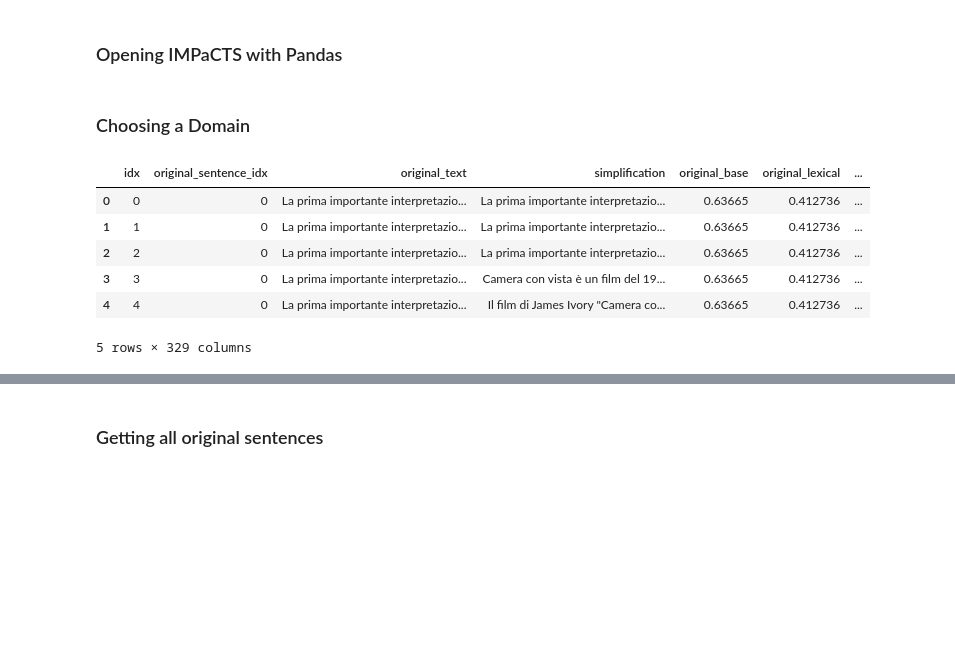
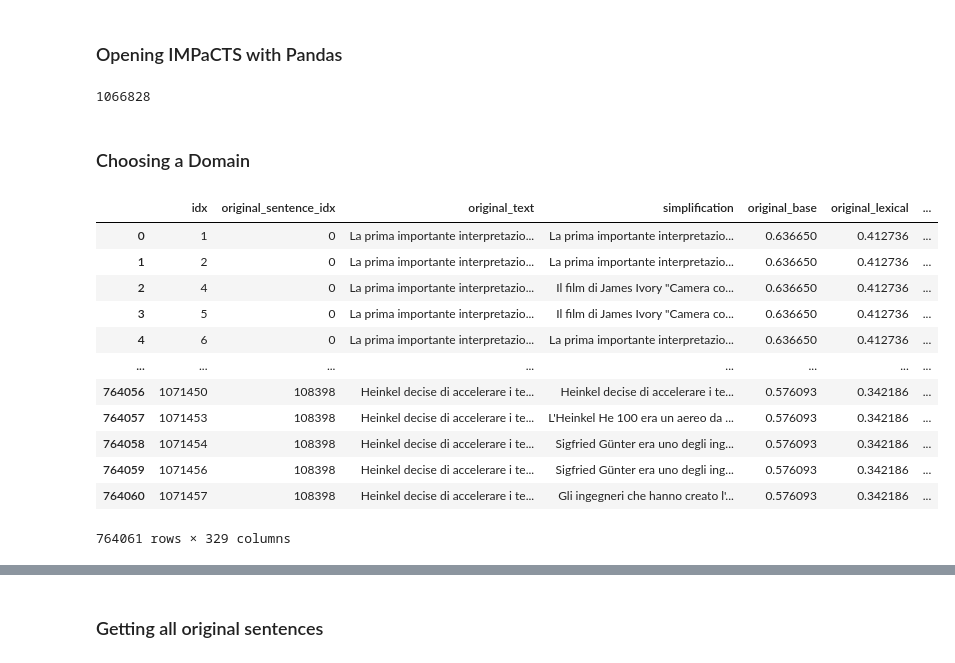
Before and after one commit to michelepapucci/impacts, a Jupyter notebook: exploring_IMPaCTS.ipynb, the cells around one changed output, grey strips where cells are left out. Cells and saved outputs as stored; diff of their text form; code cells hidden in the pictures; blank space fills up the shorter version.

```diff
--- a/exploring_IMPaCTS.ipynb
+++ b/exploring_IMPaCTS.ipynb
@@ -18,18 +18,27 @@ import pandas as pd
 ### Opening IMPaCTS with Pandas
 # %%
 df = pd.read_csv("IMPaCTS.zip", compression="zip")
+len(df)
+# %% [output]
+1066828
 # %% [markdown]
 ### Choosing a Domain
 # %%
 wiki = df[df["domain"] == "wikipedia"]
 pa = df[df["domain"] == "public_administration"]
 # %%
-wiki.head()
+wiki
 # %% [output]
 |  | idx | original_sentence_idx | original_text | simplification | original_base | original_lexical | ... |
-| 0 | 0 | 0 | La prima importante interpretazio... | La prima importante interpretazio... | 0.63665 | 0.412736 | ... |
-| 1 | 1 | 0 | La prima importante interpretazio... | La prima importante interpretazio... | 0.63665 | 0.412736 | ... |
-| 2 | 2 | 0 | La prima importante interpretazio... | La prima importante interpretazio... | 0.63665 | 0.412736 | ... |
-| 3 | 3 | 0 | La prima importante interpretazio... | Camera con vista è un film del 19... | 0.63665 | 0.412736 | ... |
-| 4 | 4 | 0 | La prima importante interpretazio... | Il film di James Ivory "Camera co... | 0.63665 | 0.412736 | ... |
+| 0 | 1 | 0 | La prima importante interpretazio... | La prima importante interpretazio... | 0.636650 | 0.412736 | ... |
+| 1 | 2 | 0 | La prima importante interpretazio... | La prima importante interpretazio... | 0.636650 | 0.412736 | ... |
+| 2 | 4 | 0 | La prima importante interpretazio... | Il film di James Ivory "Camera co... | 0.636650 | 0.412736 | ... |
+| 3 | 5 | 0 | La prima importante interpretazio... | Il film di James Ivory "Camera co... | 0.636650 | 0.412736 | ... |
+| 4 | 6 | 0 | La prima importante interpretazio... | La prima importante interpretazio... | 0.636650 | 0.412736 | ... |
+| ... | ... | ... | ... | ... | ... | ... | ... |
+| 764056 | 1071450 | 108398 | Heinkel decise di accelerare i te... | Heinkel decise di accelerare i te... | 0.576093 | 0.342186 | ... |
+| 764057 | 1071453 | 108398 | Heinkel decise di accelerare i te... | L'Heinkel He 100 era un aereo da ... | 0.576093 | 0.342186 | ... |
+| 764058 | 1071454 | 108398 | Heinkel decise di accelerare i te... | Sigfried Günter era uno degli ing... | 0.576093 | 0.342186 | ... |
+| 764059 | 1071456 | 108398 | Heinkel decise di accelerare i te... | Sigfried Günter era uno degli ing... | 0.576093 | 0.342186 | ... |
+| 764060 | 1071457 | 108398 | Heinkel decise di accelerare i te... | Gli ingegneri che hanno creato l'... | 0.576093 | 0.342186 | ... |
-5 rows × 329 columns
+764061 rows × 329 columns
```
Also changed, not shown: parts of 3 cells of this notebook, 1 other file.
